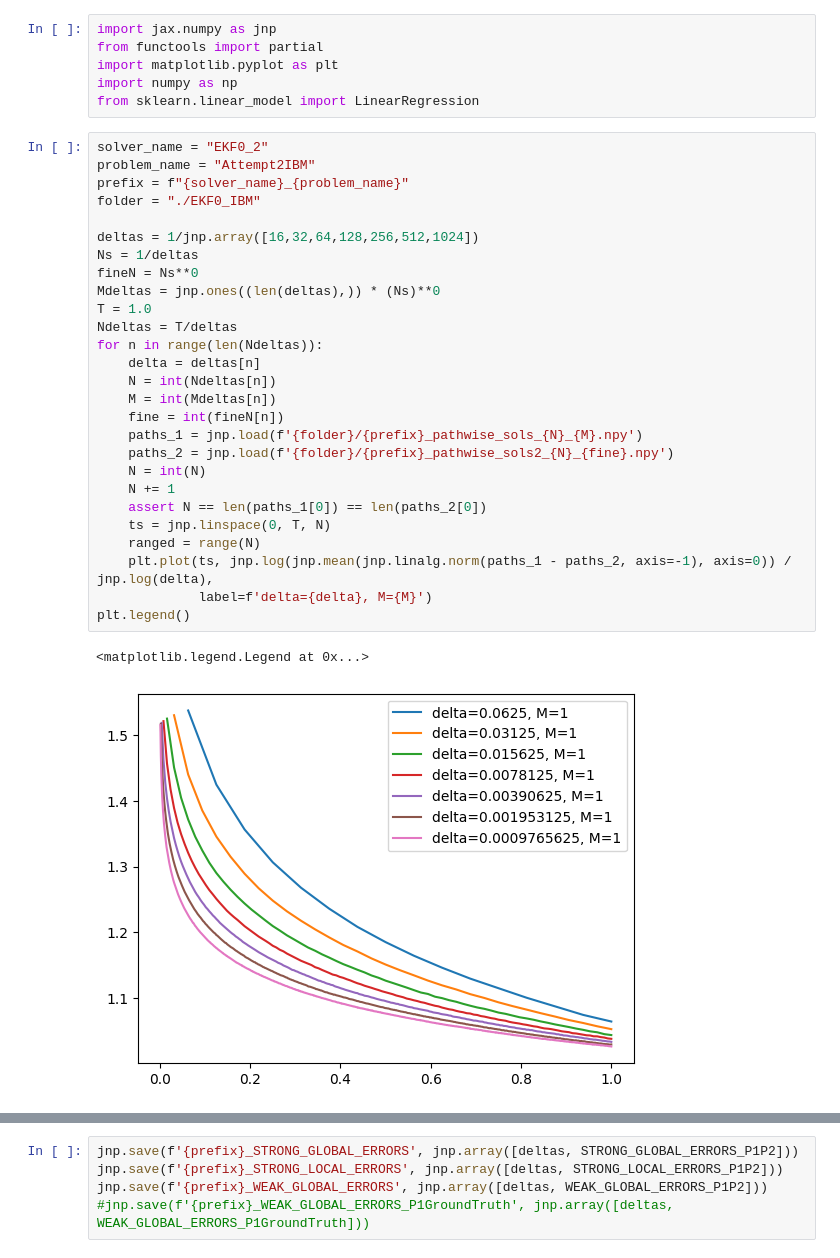
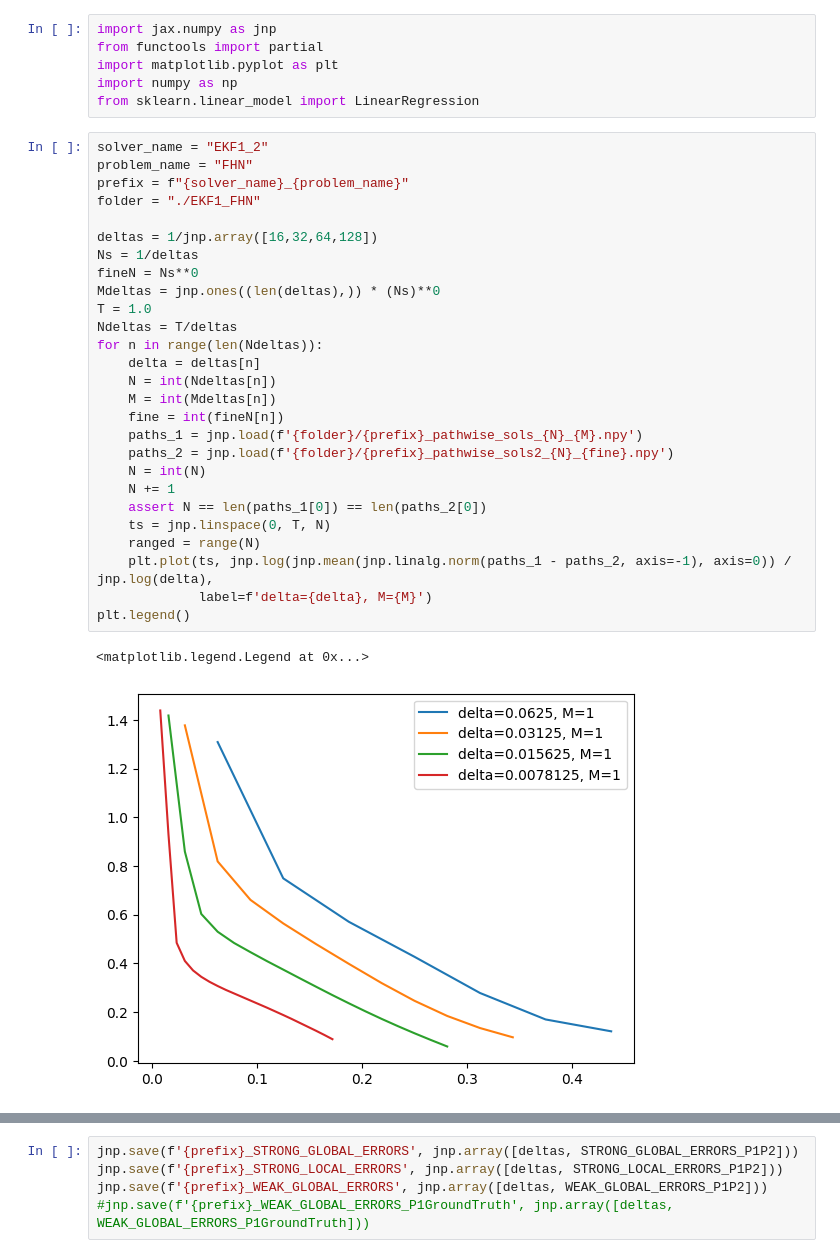
Before and after one commit to ylefay/bayesianSDEsolver, a Jupyter notebook: scripts/Untitled.ipynb, the cells around one changed output, grey strips where cells are left out. Drawn from its saved outputs; the diff is of its cells as text.

```diff
--- a/scripts/Untitled.ipynb
+++ b/scripts/Untitled.ipynb
@@ -5,35 +5,35 @@ import matplotlib.pyplot as plt
 import numpy as np
 from sklearn.linear_model import LinearRegression
 # %%
-solver_name = "EKF0_2"
-problem_name = "Attempt2IBM"
+solver_name = "EKF1_2"
+problem_name = "FHN"
 prefix = f"{solver_name}_{problem_name}"
-folder = "./EKF0_IBM"
+folder = "./EKF1_FHN"
 
-deltas = 1/jnp.array([16,32,64,128,256,512,1024])
+deltas = 1/jnp.array([16,32,64,128])
 Ns = 1/deltas
 fineN = Ns**0
 Mdeltas = jnp.ones((len(deltas),)) * (Ns)**0
 T = 1.0
 Ndeltas = T/deltas
 for n in range(len(Ndeltas)):
     delta = deltas[n]
     N = int(Ndeltas[n])
     M = int(Mdeltas[n])
     fine = int(fineN[n])
     paths_1 = jnp.load(f'{folder}/{prefix}_pathwise_sols_{N}_{M}.npy')
     paths_2 = jnp.load(f'{folder}/{prefix}_pathwise_sols2_{N}_{fine}.npy')
     N = int(N)
     N += 1
     assert N == len(paths_1[0]) == len(paths_2[0])
     ts = jnp.linspace(0, T, N)
     ranged = range(N)
     plt.plot(ts, jnp.log(jnp.mean(jnp.linalg.norm(paths_1 - paths_2, axis=-1), axis=0)) / jnp.log(delta),
              label=f'delta={delta}, M={M}')
 plt.legend()
 # %% [output]
 <matplotlib.legend.Legend at 0x...>
-[figure, old version]
+[figure, new version]
 # %%
 STRONG_GLOBAL_ERRORS_P1P2 = []
 STRONG_LOCAL_ERRORS_P1P2 = []
```
Also changed, not shown: parts of 3 cells of this notebook, 3 other files.
